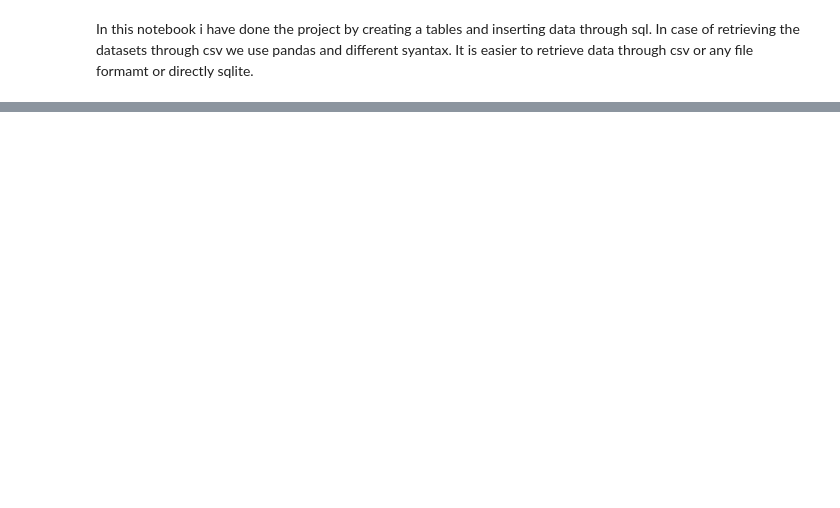
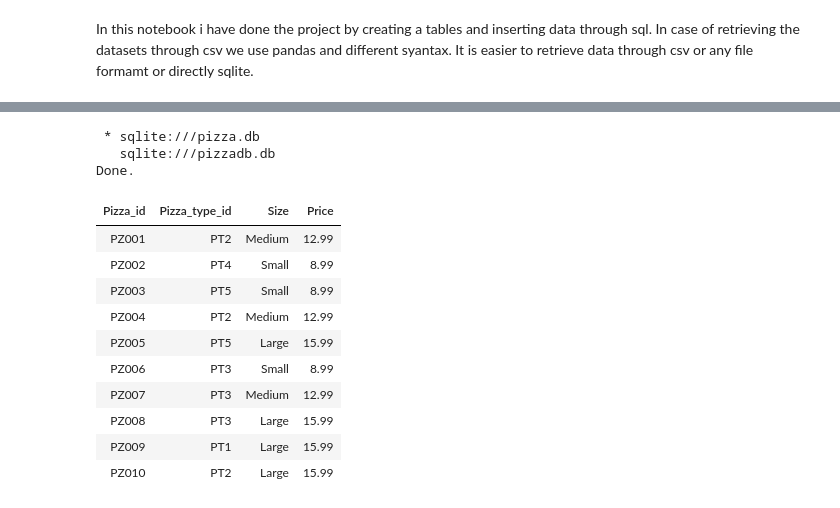
Before and after one commit to PardeepBhurtel/Pizza_sales-analysis_sql_project, a Jupyter notebook: notebook/analysis.ipynb, the cells around one changed output, grey strips where cells are left out. Cells and saved outputs as stored; diff of their text form; code cells hidden in the pictures; blank space fills up the shorter version.

```diff
--- a/notebook/analysis.ipynb
+++ b/notebook/analysis.ipynb
@@ -50,0 +183,18 @@ Done.
+# %%
+%%sql
+SELECT * from Pizzas limit 10;
+# %% [output]
+ * sqlite:///pizza.db
+   sqlite:///pizzadb.db
+Done.
+| Pizza_id | Pizza_type_id | Size | Price |
+| PZ001 | PT2 | Medium | 12.99 |
+| PZ002 | PT4 | Small | 8.99 |
+| PZ003 | PT5 | Small | 8.99 |
+| PZ004 | PT2 | Medium | 12.99 |
+| PZ005 | PT5 | Large | 15.99 |
+| PZ006 | PT3 | Small | 8.99 |
+| PZ007 | PT3 | Medium | 12.99 |
+| PZ008 | PT3 | Large | 15.99 |
+| PZ009 | PT1 | Large | 15.99 |
+| PZ010 | PT2 | Large | 15.99 |
```
Also changed, not shown: parts of 42 cells of this notebook, 1 other file.
